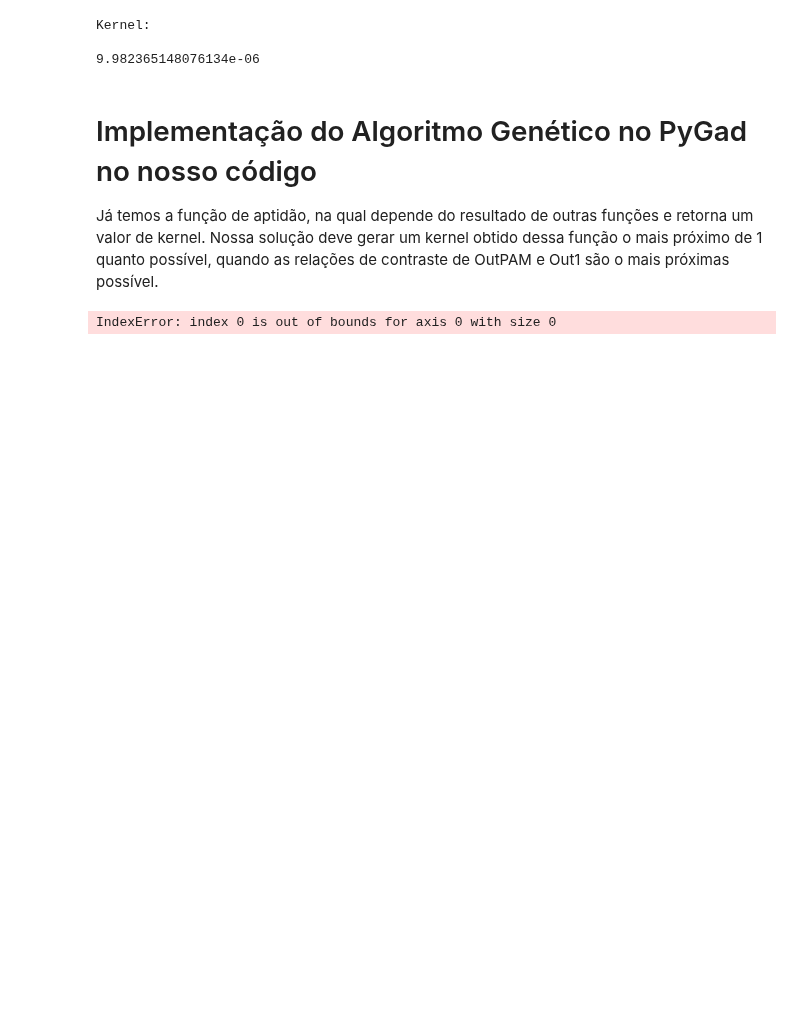
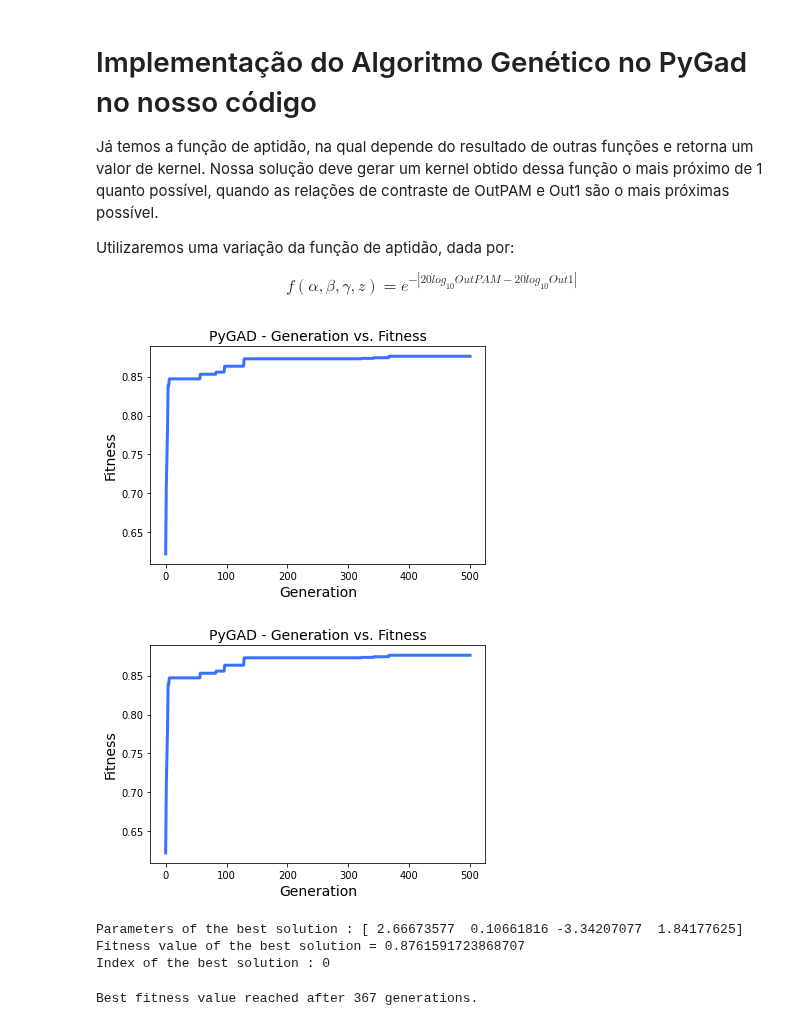
Before and after one commit to williambrunos/PIBIC, a Jupyter notebook: Semana_4/GA_PyGad_Implementation.ipynb, the cells around one changed output. Saved outputs shown, nothing was run; the diff lists cells and outputs as text; code cells hidden in the pictures; blank space fills up the shorter version.

```diff
--- a/Semana_4/GA_PyGad_Implementation.ipynb
+++ b/Semana_4/GA_PyGad_Implementation.ipynb
@@ -104,6 +94,8 @@ def PAM(TruthTable, epsilon):
     ------------------------------------------------
     :return: retorna um numpy array como matriz da modulação PAM da tabela verdade recebida como parâmetro
     """
+    if epsilon <= 0 or epsilon >= 1:
+        raise ValueError(f'Epsilon must be major than 0 and minor than 1')
     PamTable = TruthTable.copy() # Como utiliza uma cópia, PamTable será uma matriz com elementos do tipo float
     rows, columns = PamTable.shape
     for row in range(rows):
@@ -136,17 +128,18 @@ def InvPAM(PAMTable):
                 ResultTable[row][column] = 0
     return ResultTable
 # %%
+target = AndTruthTableGenerator(Tv(3))
+solution = []
 def AptidaoArranjoTriangular(solution, solution_idx):
     A = ArranjoTriangular(solution[0], solution[1], solution[2])
-    T = MatrizTransferenciaTriangular(A, solution[4])
-    Inp = PAM(Tv(3), solution[3])
+    T = MatrizTransferenciaTriangular(A, solution[3])
+    Inp = PAM(Tv(3), 0.010)
     Out = T @ Inp.T
     Out = Out.T
-    OutPAM = PAM(target, solution[3])
+    OutPAM = PAM(target, 0.010)
 
     Out1 = np.array([Out[:,0]])
     Out1 = Out1.T
-    # 20log(OutPAM) - 20log(Out1)
     kernel = math.e**(-np.linalg.norm(20*np.log10(OutPAM) - 20*np.log10(abs(Out1))))
 
     return kernel
@@ -210,22 +201,19 @@ target = AndTruthTableGenerator(Tv(3))
-# %%
-kernel = AptidaoArranjoTriangular(3.4, 4.3, 5.4, 0.35, 1)
-print(f'Kernel: \n\n{kernel}')
-# %% [output]
-Kernel:
-
-9.982365148076134e-06
 # %% [markdown]
 # Implementação do Algoritmo Genético no PyGad no nosso código
 
 Já temos a função de aptidão, na qual depende do resultado de outras funções e retorna um valor de kernel. Nossa solução deve gerar um kernel obtido dessa função o mais próximo de 1 quanto possível, quando as relações de contraste de OutPAM e Out1 são o mais próximas possível.
+
+Utilizaremos uma variação da função de aptidão, dada por:
+
+$$f(\alpha, \beta, \gamma, z) = e^{-|20\dot log_{10}{OutPAM} - 20\dot log_{10}{Out1}|}$$
 # %%
 fitness_function = AptidaoArranjoTriangular
 
-num_generations = 100
+num_generations = 500
 num_parents_mating = 4
 
 sol_per_pop = 10
-num_genes = 5
+num_genes = 4
 
 init_range_low = -2
 init_range_high = 5
@@ -250,5 +238,22 @@ ga_instance = pygad.GA(num_generations=num_generations,
                        mutation_percent_genes=mutation_percent_genes)
 # %%
 ga_instance.run()
-# %% [output]
-IndexError: index 0 is out of bounds for axis 0 with size 0
+# %%
+ga_instance.plot_fitness()
+# %% [output]
+[figure, added]
+[figure, added]
+# %%
+solution, solution_fitness, solution_idx = ga_instance.best_solution()
+print("Parameters of the best solution : {solution}".format(solution=solution))
+print("Fitness value of the best solution = {solution_fitness}".format(solution_fitness=solution_fitness))
+print("Index of the best solution : {solution_idx}".format(solution_idx=solution_idx))
+# %% [output]
+Parameters of the best solution : [ 2.66673577  0.10661816 -3.34207077  1.84177625]
+Fitness value of the best solution = 0.8761591723868707
+Index of the best solution : 0
+# %%
+if ga_instance.best_solution_generation != -1:
+    print("Best fitness value reached after {best_solution_generation} generations.".format(best_solution_generation=ga_instance.best_solution_generation))
+# %% [output]
+Best fitness value reached after 367 generations.
```
Also changed, not shown: parts of 2 cells of this notebook, 2 other files.
